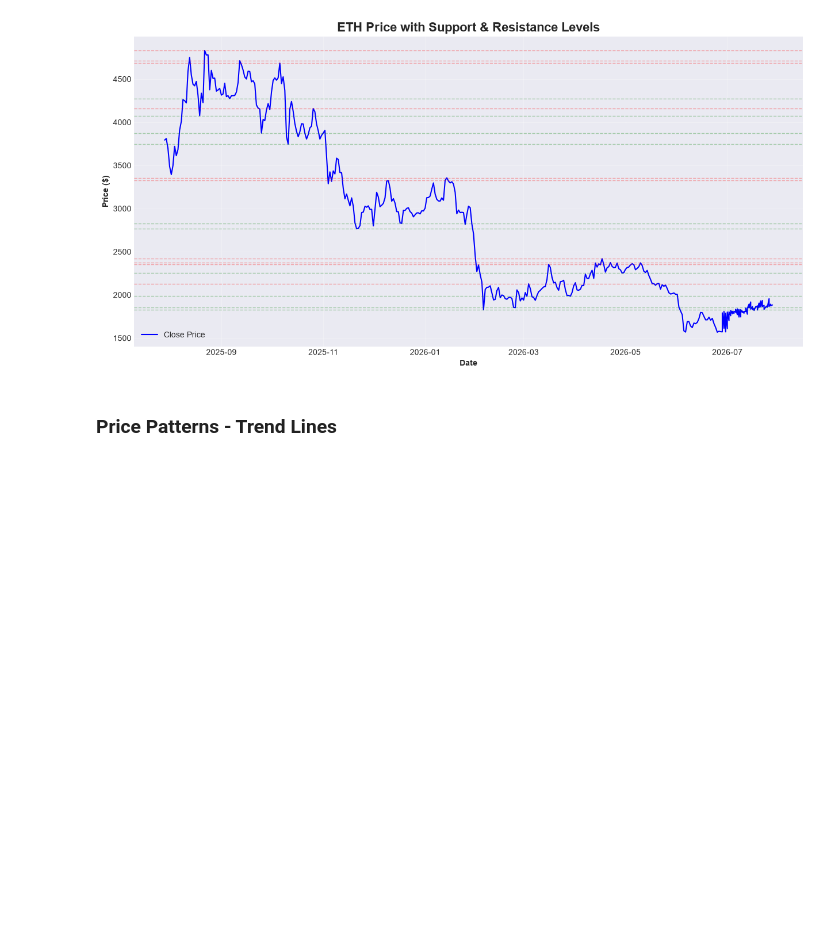
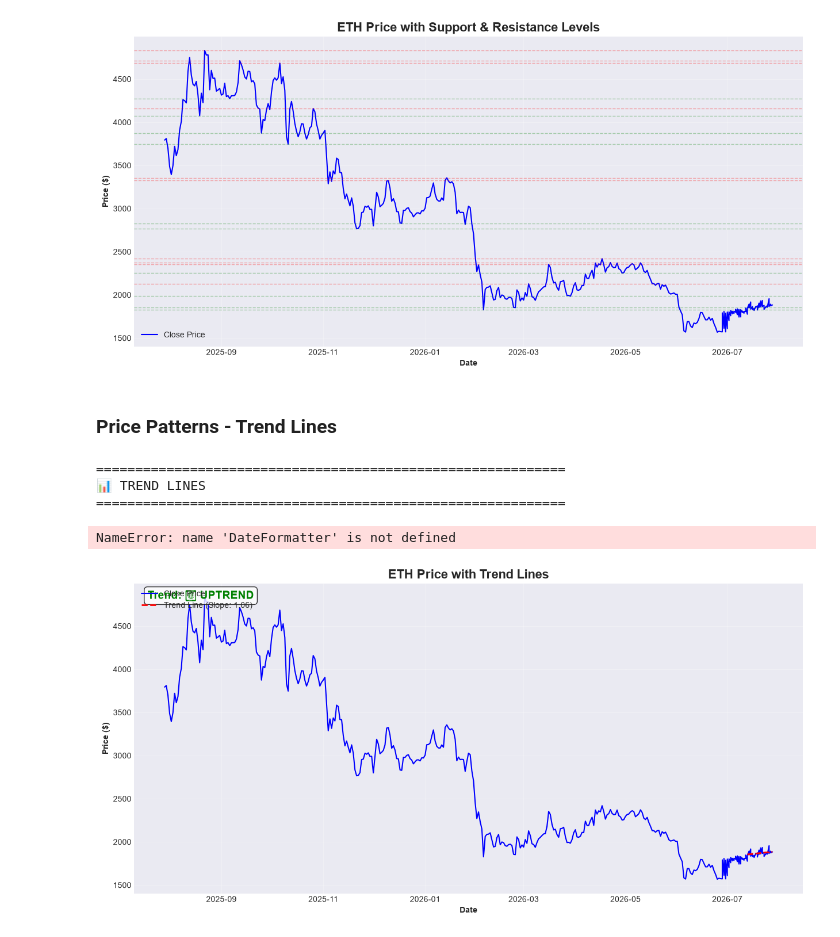
Before and after one commit to sachinchakrawarti/myprojets, a Jupyter notebook: projects/ethereum/manually/server/notebooks/ohlcv/notebooks/02_data_visualization/01_price_patterns.ipynb, the cells around one changed output. Cells and saved outputs as stored; diff of their text form; code cells hidden in the pictures; blank space fills up the shorter version.

```diff
--- a/projects/ethereum/manually/server/notebooks/ohlcv/notebooks/02_data_visualization/01_price_patterns.ipynb
+++ b/projects/ethereum/manually/server/notebooks/ohlcv/notebooks/02_data_visualization/01_price_patterns.ipynb
@@ -243,3 +243,70 @@ NameError: name 'DateFormatter' is not defined
 [figure]
 # %% [markdown]
 ###  Price Patterns - Trend Lines
+# %%
+# ====================================================================
+# 📊 TREND LINES
+# ====================================================================
+
+print("=" * 60)
+print("📊 TREND LINES")
+print("=" * 60)
+
+fig, ax = plt.subplots(figsize=(15, 7))
+
+# Plot price
+ax.plot(df.index, df[price_col], linewidth=1.5, color='blue', label='Close Price')
+
+# Simple trend detection (last 30 days)
+if len(df) > 30:
+    recent_df = df.iloc[-30:]
+
+    # Simple linear regression for trend
+    x = np.arange(len(recent_df))
+    y = recent_df[price_col].values
+
+    z = np.polyfit(x, y, 1)
+    p = np.poly1d(z)
+
+    # Plot trend line
+    ax.plot(recent_df.index, p(x), color='red', linewidth=2,
+           label=f'Trend Line (Slope: {z[0]:.2f})', linestyle='--')
+
+    # Determine trend direction
+    if z[0] > 0:
+        trend_direction = "📈 UPTREND"
+        trend_color = 'green'
+    elif z[0] < 0:
+        trend_direction = "📉 DOWNTREND"
+        trend_color = 'red'
+    else:
+        trend_direction = "➡️ SIDEWAYS"
+        trend_color = 'orange'
+
+    # Add trend annotation
+    ax.text(0.02, 0.95, f"Trend: {trend_direction}",
+            transform=ax.transAxes, fontsize=14, fontweight='bold',
+            color=trend_color,
+            bbox=dict(boxstyle='round', facecolor='white', alpha=0.8))
+
+# Formatting
+ax.set_title('ETH Price with Trend Lines', fontsize=16, fontweight='bold')
+ax.set_xlabel('Date', fontweight='bold')
+ax.set_ylabel('Price ($)', fontweight='bold')
+ax.legend(loc='upper left')
+ax.grid(True, alpha=0.3)
+
+# Format x-axis dates
+ax.xaxis.set_major_formatter(DateFormatter('%Y-%m-%d'))
+ax.xaxis.set_major_locator(plt.MaxNLocator(15))
+
+plt.tight_layout()
+plt.show()
+
+print("\n✅ Trend lines displayed")
+# %% [output]
+============================================================
+📊 TREND LINES
+============================================================
+NameError: name 'DateFormatter' is not defined
+[figure, added]
```
Also changed, not shown: 2 other files.
